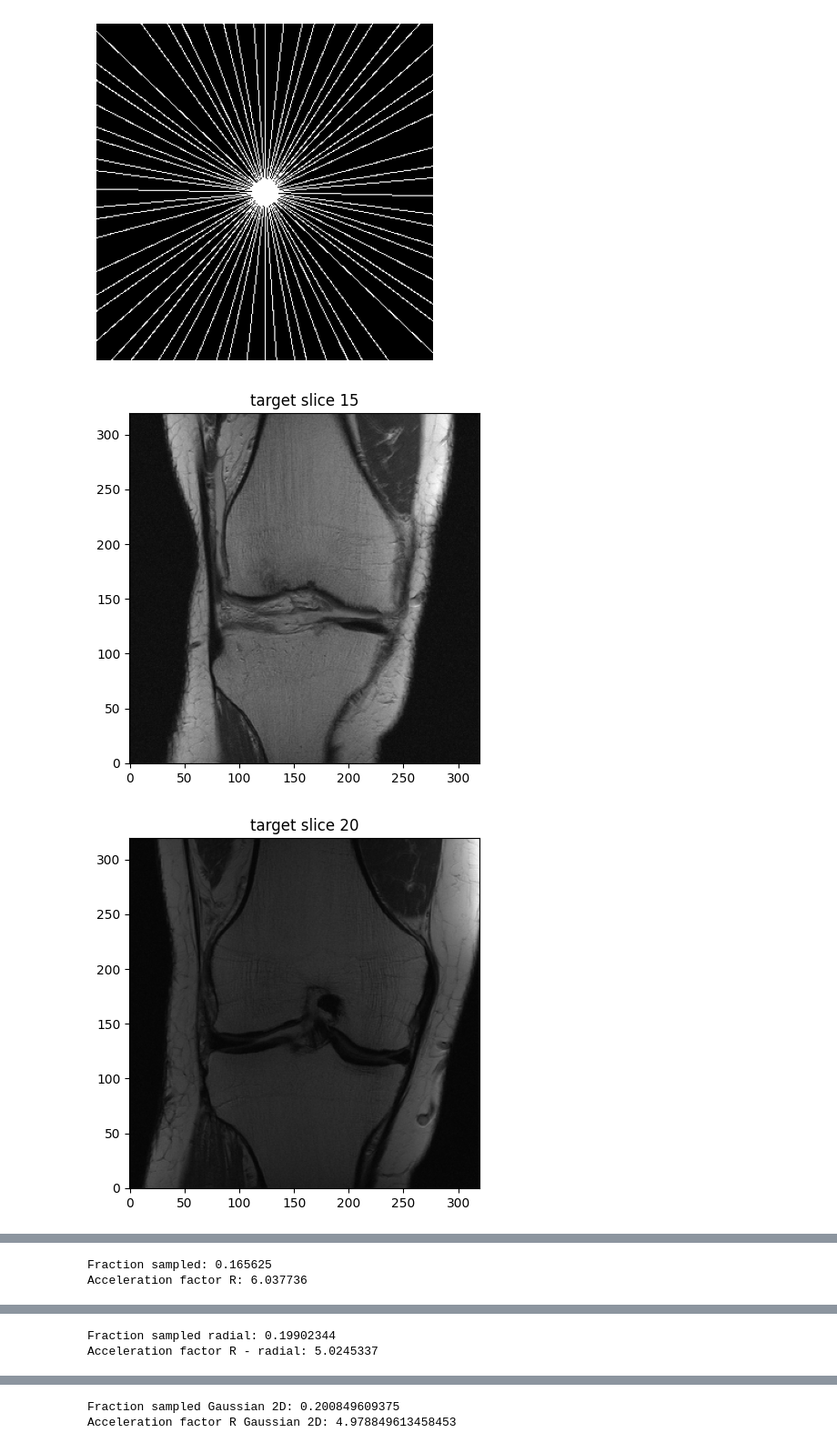
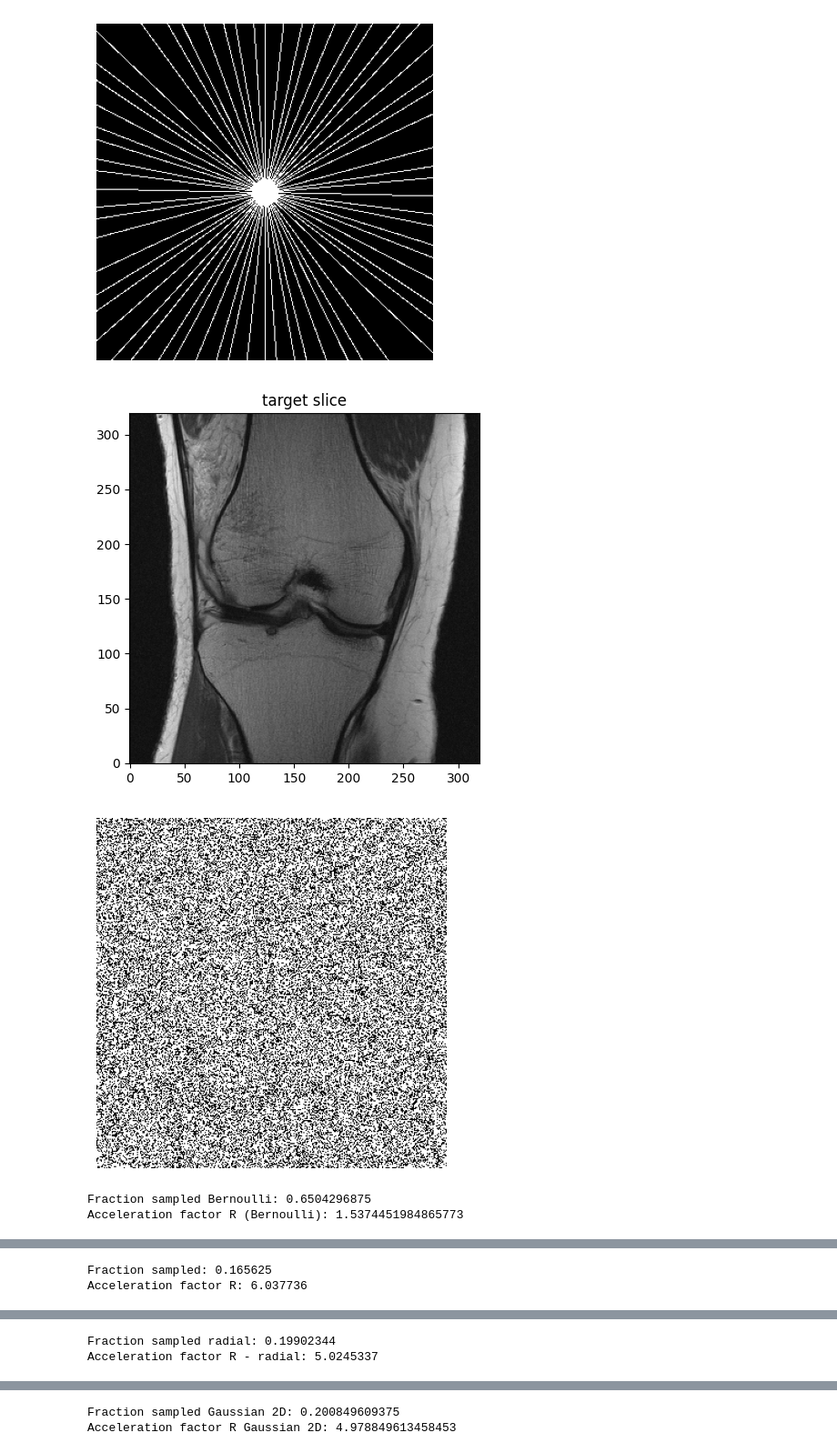
Before and after one commit to jkostaa/bachelor-thesis, a Jupyter notebook: notebooks/visualizer.ipynb, the cells around one changed output, grey strips where cells are left out. Shown at 91% size. Cells and saved outputs as stored; diff of their text form; code cells hidden in the pictures.

```diff
--- a/notebooks/visualizer.ipynb
+++ b/notebooks/visualizer.ipynb
@@ -99,14 +99,14 @@ from utilities.masks import (
 import matplotlib as mpl
 mpl.rcParams['image.origin'] = 'lower'
 
-file_name = r"C:\Users\jatsok003\file1000662.h5"
+file_name = r"C:\Users\jatsok003\file1000719.h5"
 hf = h5py.File(file_name)
 
 volume_kspace = hf['kspace'][()]
 target = hf['reconstruction_rss'][()]
 
 slice_kspace = volume_kspace[15]
-slice_target = target[15]  # match slice index to kspace slice
+slice_target = target[18]  # match slice index to kspace slice
 old_target = target[20]
 
 old_target = old_target / old_target.max()
@@ -128,7 +128,7 @@ noise = (sigma_noise / np.sqrt(2)) * (
 # simple_mask_columns = SimpleMask(4).mask_columns((320,320))
 # simple_mask_rows = SimpleMask(4).mask_rows((320,320))
 # simple_mask2d = SimpleMask2D(4,4).get_mask(slice_target.shape)
-bernoulli_mask = BernoulliMask(0.5, seed=42).generate(slice_target.shape)
+bernoulli_mask = BernoulliMask(0.65, seed=42).generate(slice_target.shape)
 radial_mask = RadialMask((slice_target.shape), 60, 0.01).generate()
 gauss1d_col = Gaussian1DColumnMask((slice_target.shape), 6, 4, seed=42).get_mask()
 gauss1d_row = Gaussian1DRowMask((slice_target.shape), 6, 4, seed=42).get_mask()
@@ -147,17 +147,26 @@ slice_target = slice_target / slice_target.max()
 # target
 plt.figure(figsize=(5, 5))
 plt.imshow(slice_target, cmap='gray', vmin=0, vmax=1)
-plt.title('target slice 15')
+plt.title('target slice')
 #plt.colorbar()
 plt.axis('on')
 plt.show()
 
+# plt.figure(figsize=(5, 5))
+# plt.imshow(old_target, cmap='gray', vmin=0, vmax=1)
+# plt.title('target slice 20')
+# #plt.colorbar()
+# plt.axis('on')
+# plt.show()
+
 plt.figure(figsize=(5, 5))
-plt.imshow(old_target, cmap='gray', vmin=0, vmax=1)
-plt.title('target slice 20')
-#plt.colorbar()
-plt.axis('on')
+plt.imshow(bernoulli_mask, cmap='gray', vmin=0, vmax=1)
+#plt.title('Bernoulli')
+plt.axis('off')
 plt.show()
+
+print('Fraction sampled Bernoulli:', np.sum(bernoulli_mask) / bernoulli_mask.size)
+print('Acceleration factor R (Bernoulli):', bernoulli_mask.size / np.sum(bernoulli_mask))
 
 plt.figure(figsize=(5, 5))
 plt.imshow(gauss1d_col, cmap='gray', vmin=0, vmax=1)
@@ -177,41 +186,43 @@ print('Fraction sampled radial:', np.sum(radial_mask) / radial_mask.size)
 print('Acceleration factor R - radial:', radial_mask.size / np.sum(radial_mask))
 
 plt.figure(figsize=(5, 5))
 plt.imshow(gauss2d_mask, cmap='gray', vmin=0, vmax=1)
 #plt.title('Gaussian 2D')
 plt.axis('off')
 plt.show()
 
 print('Fraction sampled Gaussian 2D:', np.sum(gauss2d_mask) / gauss2d_mask.size)
 print('Acceleration factor R Gaussian 2D:', gauss2d_mask.size / np.sum(gauss2d_mask))
 
 y = radial_mask * (kspace + noise)
 
 plt.figure(figsize=(5, 5))
 plt.imshow(np.abs(np.fft.ifft2(np.fft.ifftshift(y), norm='ortho')) / np.abs(np.fft.ifft2(np.fft.ifftshift(y), norm='ortho')).max(), cmap='gray', vmin=0, vmax=1)
 #np.abs(np.fft.ifft2(np.fft.ifftshift(kspace),norm='ortho'))
 # np.abs(np.fft.ifft2(np.fft.ifftshift
 plt.title('iFFT with noise')
 #plt.colorbar()
 plt.axis('off')
 plt.show()
 
 print("=== Scale diagnostics ===")
 print(f"slice_target:   min={slice_target.min():.4f}  max={slice_target.max():.4f}  mean={slice_target.mean():.4f}")
 
 # print("Max k-space magnitude:", np.abs(kspace).max())
 # print("Mean k-space magnitude:", np.abs(kspace).mean())
 # print("Noise std:", sigma_noise)
 # If sigma_noise > mean k-space magnitude, your SNR is below 1 → pure noise image
 # %% [output]
-[figure, old version]
+[figure, new version]
-[figure, old version]
+[figure, new version]
+Fraction sampled Bernoulli: 0.6504296875
+Acceleration factor R (Bernoulli): 1.5374451984865773
 [figure]
-Fraction sampled: 0.165625
-Acceleration factor R: 6.037736
+Fraction sampled: 0.165625
+Acceleration factor R: 6.037736
 [figure]
-Fraction sampled radial: 0.19902344
-Acceleration factor R - radial: 5.0245337
+Fraction sampled radial: 0.19902344
+Acceleration factor R - radial: 5.0245337
 [figure]
-Fraction sampled Gaussian 2D: 0.200849609375
-Acceleration factor R Gaussian 2D: 4.978849613458453
+Fraction sampled Gaussian 2D: 0.200849609375
+Acceleration factor R Gaussian 2D: 4.978849613458453
```
Also changed, not shown: parts of 2 cells of this notebook, 5 other files.
